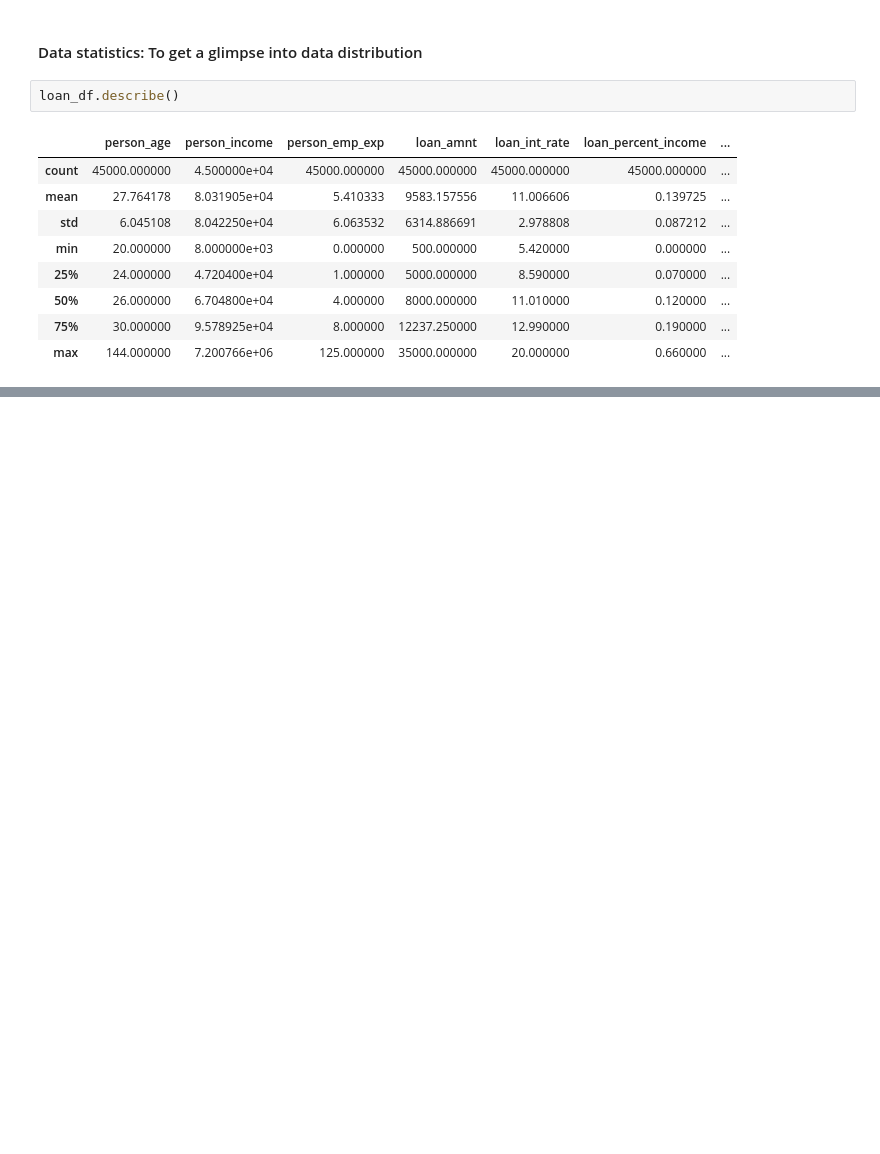
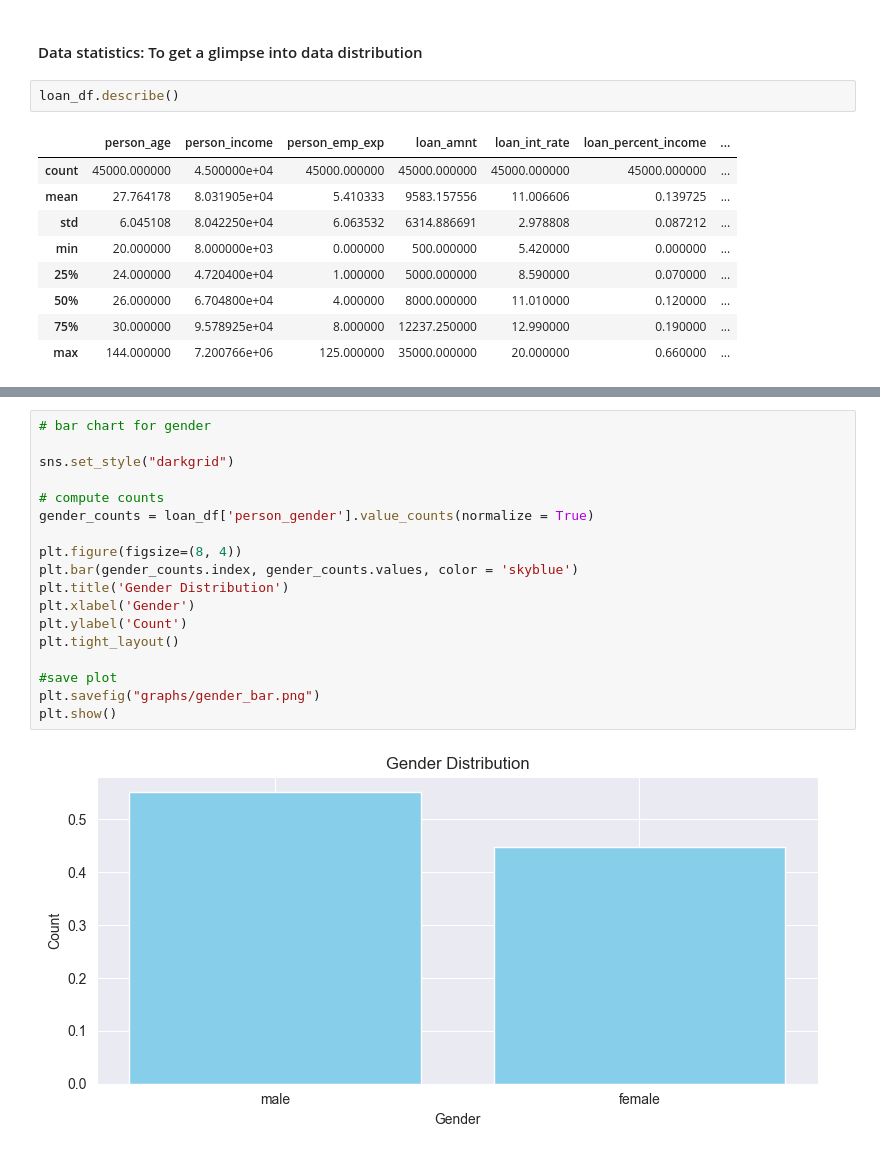
Before and after one commit to JuliusFemi/Loan, a Jupyter notebook: femi.ipynb, the cells around one changed output, grey strips where cells are left out. Saved outputs shown, nothing was run; the diff lists cells and outputs as text; blank space fills up the shorter version.

```diff
--- a/femi.ipynb
+++ b/femi.ipynb
@@ -120,0 +204,20 @@ loan_df.describe()
+# %%
+# bar chart for gender
+
+sns.set_style("darkgrid")
+
+# compute counts
+gender_counts = loan_df['person_gender'].value_counts(normalize = True)
+
+plt.figure(figsize=(8, 4))
+plt.bar(gender_counts.index, gender_counts.values, color = 'skyblue')
+plt.title('Gender Distribution')
+plt.xlabel('Gender')
+plt.ylabel('Count')
+plt.tight_layout()
+
+#save plot
+plt.savefig("graphs/gender_bar.png")
+plt.show()
+# %% [output]
+[figure, added]
```
Also changed, not shown: parts of 47 cells of this notebook, 12 other files.
